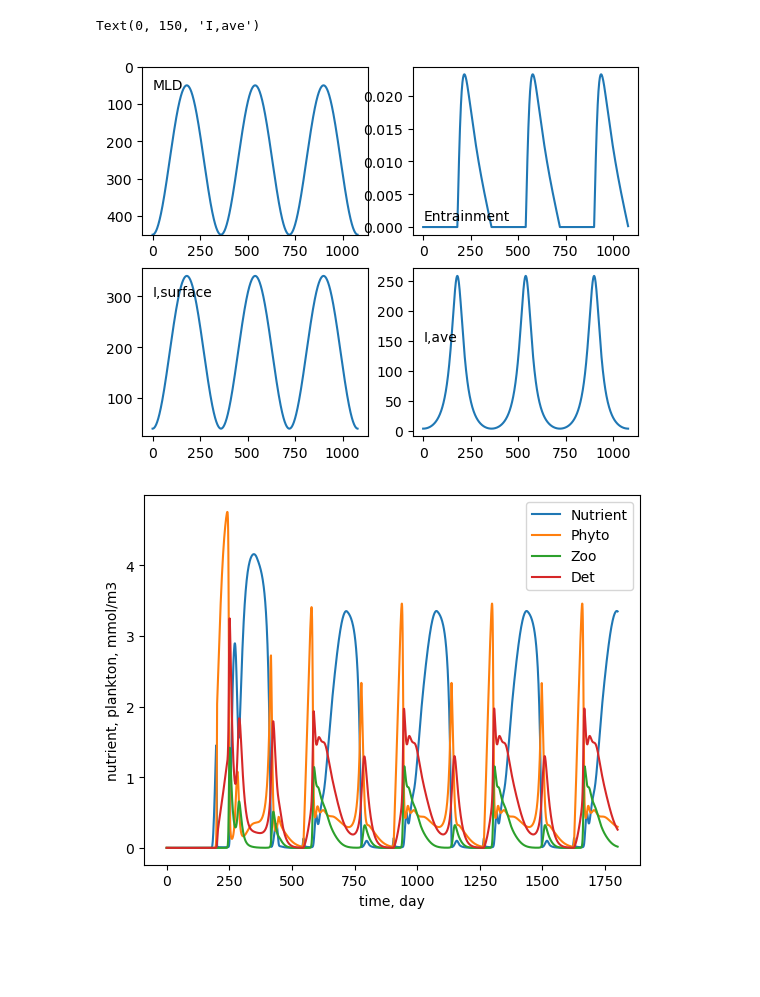
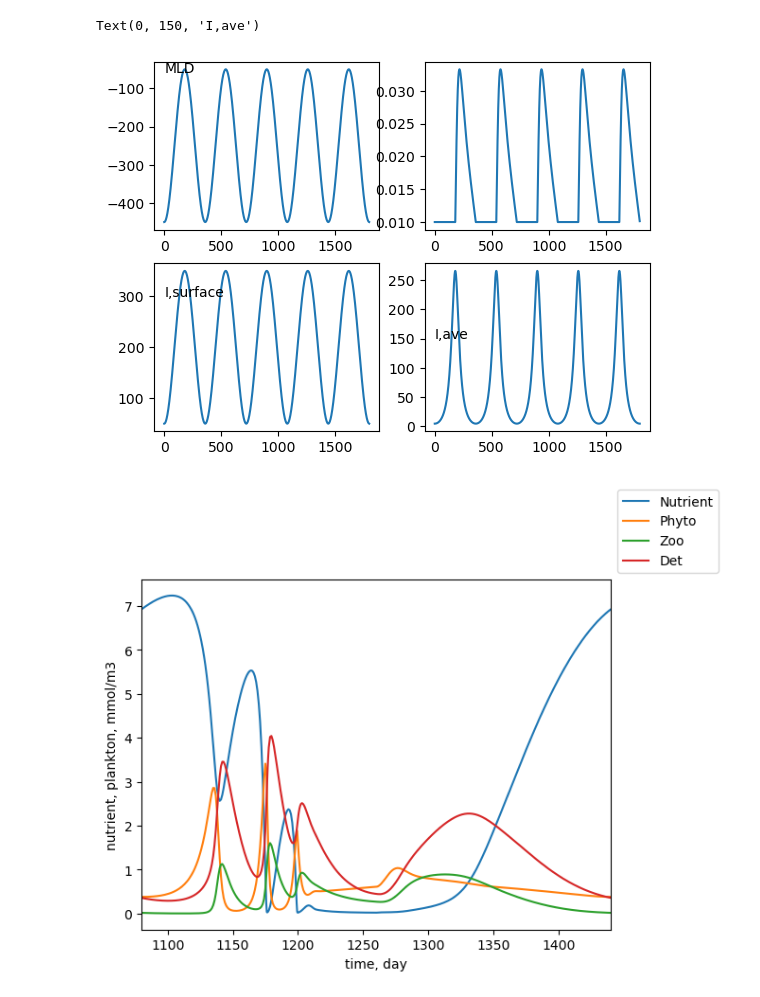
Before and after one commit to takaito1/eas6133, a Jupyter notebook: NPZDmodel_seasonal.ipynb, the cells around one changed output. Saved outputs shown, nothing was run; the diff lists cells and outputs as text; code cells hidden in the pictures; blank space fills up the shorter version.

```diff
--- a/NPZDmodel_seasonal.ipynb
+++ b/NPZDmodel_seasonal.ipynb
@@ -48,18 +48,17 @@ zI = 38 #m
 KI = 80 # W/m2
 # %%
 # evaluate seasonal cycle
-t = np.arange(0,360*3,1)
+t = np.arange(0,360*5,1)
 hml = h0+h1*(1+np.cos(2*np.pi/360*t))
 dhdt= -h1*(2*np.pi/360)*np.sin(2*np.pi/360*t)
 ent0=dhdt/hml
-ent=np.where(ent0>0,ent0,0)
+ent=np.where(ent0>0,ent0,0) + c
 I=I0+I1*(1-np.cos(2*np.pi/360*t))
 Iave=I*zI/hml
 #
 fig,ax=plt.subplots(2,2)
-ax[0,0].plot(t,hml)
-ax[0,0].set_ylim(450,0)
-ax[0,0].text(0,60,'MLD')
+ax[0,0].plot(t,-hml)
+ax[0,0].text(0,-60,'MLD')
 ax[0,1].plot(t,ent)
 ax[0,1].text(0,.001,'Entrainment')
 ax[1,0].plot(t,I)
@@ -68,9 +67,9 @@ ax[1,1].plot(t,Iave)
 ax[1,1].text(0,150,'I,ave')
 # %% [output]
 Text(0, 150, 'I,ave')
-[figure, old version]
+[figure, new version]
 # %%
-def tendency(t,x,Vmax,K,Kp,a,g,lp,lz,ld,KI,Nth,zI,Wsink):
+def tendency(t,x,Vmax,K,Kp,a,g,lp,lz,ld,KI,Nth,zI,Wsink,c):
     nut=x[0]
     phy=x[1]
     zoo=x[2]
@@ -78,15 +77,13 @@ def tendency(t,x,Vmax,K,Kp,a,g,lp,lz,ld,KI,Nth,zI,Wsink):
     hml = h0+h1*(1+np.cos(2*np.pi/360*t))
     dhdt= -h1*(2*np.pi/360)*np.sin(2*np.pi/360*t)
     ent0=dhdt/hml
-    #ent=np.where(ent0>0,ent0,0)
-    ent=max(0,ent0)
-    #ent=0.01
+    ent=np.where(ent0>0,ent0,0) + c
     I=I0+I1*(1-np.cos(2*np.pi/360*t))
     Iave=I*zI/hml
     dnutdt = -Vmax*nut/(nut+K)*phy*Iave/(Iave+KI) -ent*(nut-Nth) + ld*det
-    dphydt = Vmax*nut/(nut+K)*phy*Iave/(Iave+KI) - zoo*g*phy/Kp - lp*phy
-    dzoodt = a*zoo*g*phy/Kp - lz*zoo
-    ddetdt = (1-a)*zoo*g*phy/Kp + lz*zoo + lp*phy - ld*det -Wsink/hml*det
+    dphydt = Vmax*nut/(nut+K)*phy*Iave/(Iave+KI) - zoo*g*phy/Kp - (lp+ent)*phy
+    dzoodt = a*zoo*g*phy/Kp - (lz+ent)*zoo
+    ddetdt = (1-a)*zoo*g*phy/Kp + lz*zoo + lp*phy - (ld+ent)*det -Wsink/hml*det
     out=np.array([dnutdt,dphydt,dzoodt,ddetdt])
     return out
 # %%
@@ -105,13 +102,14 @@ def model_run(trange,xinit,param,dt):
     Nth = param[9]
     zI = param[10]
     Wsink=param[11]
-    sol = solve_ivp(tendency,trange,xinit,args=(Vmax,K,Kp,a,g,lp,lz,ld,KI,Nth,zI,Wsink),method='RK45',max_step=dt)
+    c = param[12]
+    sol = solve_ivp(tendency,trange,xinit,args=(Vmax,K,Kp,a,g,lp,lz,ld,KI,Nth,zI,Wsink,c),method='RK45',max_step=dt)
     return sol
 # %%
 # set time range
 trange = [0,360*5]
 # set parameters
-param=np.array([Vmax,K,Kp,a,g,lp,lz,ld,KI,Nth,zI,Wsink])
+param=np.array([Vmax,K,Kp,a,g,lp,lz,ld,KI,Nth,zI,Wsink,c])
 # set initial conditions
 xinit = np.array([nuto,phyo,zooo,deto])
 # time step size
@@ -120,20 +118,20 @@ out = model_run(trange,xinit,param,h)
 # %%
 # plot the output
 t_out = out.t
 vec_out = out.y
-x_out = vec_out[0,:]
-y_out = vec_out[1,:]
-z_out = vec_out[2,:]
-d_out = vec_out[3,:]
+N_out = vec_out[0,:]
+P_out = vec_out[1,:]
+Z_out = vec_out[2,:]
+D_out = vec_out[3,:]
 #
-plt.plot(t_out,x_out,label='Nutrient')
-plt.plot(t_out,y_out,label='Phyto')
-plt.plot(t_out,z_out,label='Zoo')
-plt.plot(t_out,d_out,label='Det')
+plt.plot(t_out,N_out,label='Nutrient')
+plt.plot(t_out,P_out,label='Phyto')
+plt.plot(t_out,Z_out,label='Zoo')
+plt.plot(t_out,D_out,label='Det')
 plt.legend(bbox_to_anchor=(1,1))
 plt.xlabel('time, day')
 plt.ylabel('nutrient, plankton, mmol/m3')
-#plt.xlim(360*3,360*4)
+plt.xlim(360*3,360*4)
 plt.show()
 # %% [output]
-[figure, old version]
+[figure, new version]
```
Also changed, not shown: parts of 4 cells of this notebook.
